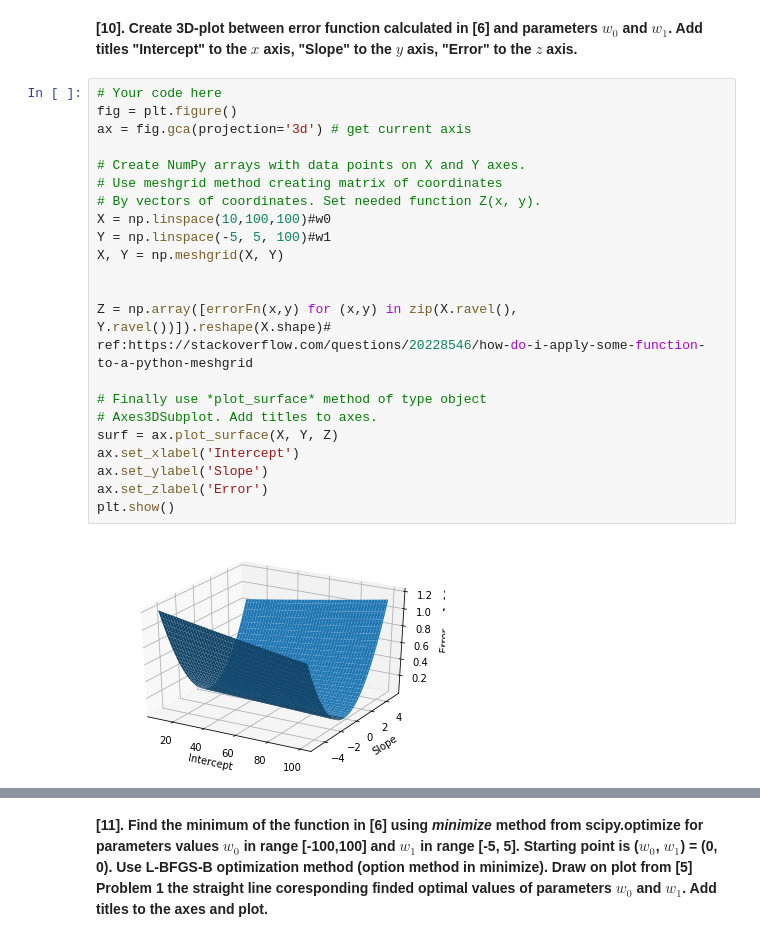
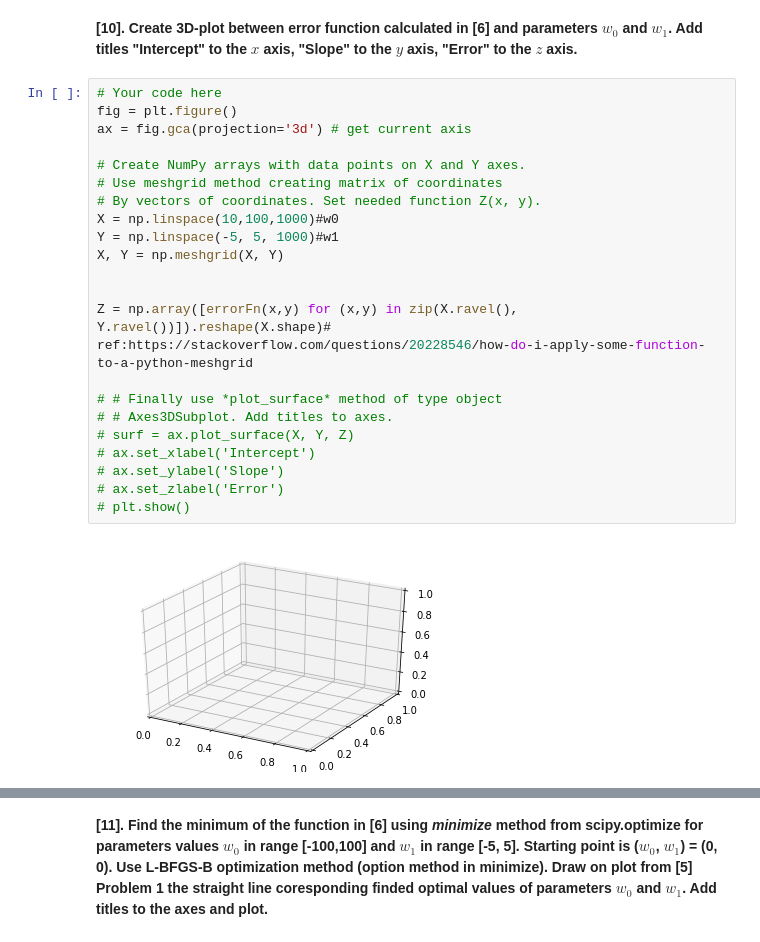
Before and after one commit to kvsnoufal/mlcourse_dubai, a Jupyter notebook: jupyter_notebooks/Lecture_04_Linear_Regression/Noufal_topic-4-LinearRegression_ASSIGNMENT.ipynb, the cells around one changed output, grey strips where cells are left out. Saved outputs shown, nothing was run; the diff lists cells and outputs as text.

```diff
--- a/jupyter_notebooks/Lecture_04_Linear_Regression/Noufal_topic-4-LinearRegression_ASSIGNMENT.ipynb
+++ b/jupyter_notebooks/Lecture_04_Linear_Regression/Noufal_topic-4-LinearRegression_ASSIGNMENT.ipynb
@@ -239,24 +239,24 @@ errorFn(57.571709913082685 ,0.082007012537353)
 # %%
 # Your code here
 fig = plt.figure()
 ax = fig.gca(projection='3d') # get current axis
 
 # Create NumPy arrays with data points on X and Y axes.
 # Use meshgrid method creating matrix of coordinates
 # By vectors of coordinates. Set needed function Z(x, y).
-X = np.linspace(10,100,100)#w0
-Y = np.linspace(-5, 5, 100)#w1
+X = np.linspace(10,100,1000)#w0
+Y = np.linspace(-5, 5, 1000)#w1
 X, Y = np.meshgrid(X, Y)
 
 
 Z = np.array([errorFn(x,y) for (x,y) in zip(X.ravel(), Y.ravel())]).reshape(X.shape)# ref:https://stackoverflow.com/questions/20228546/how-do-i-apply-some-function-to-a-python-meshgrid
 
-# Finally use *plot_surface* method of type object
-# Axes3DSubplot. Add titles to axes.
-surf = ax.plot_surface(X, Y, Z)
-ax.set_xlabel('Intercept')
-ax.set_ylabel('Slope')
-ax.set_zlabel('Error')
-plt.show()
+# # Finally use *plot_surface* method of type object
+# # Axes3DSubplot. Add titles to axes.
+# surf = ax.plot_surface(X, Y, Z)
+# ax.set_xlabel('Intercept')
+# ax.set_ylabel('Slope')
+# ax.set_zlabel('Error')
+# plt.show()
 # %% [output]
-[figure, old version]
+[figure, new version]
```
Also changed, not shown: parts of 3 cells of this notebook, 1 other file.
